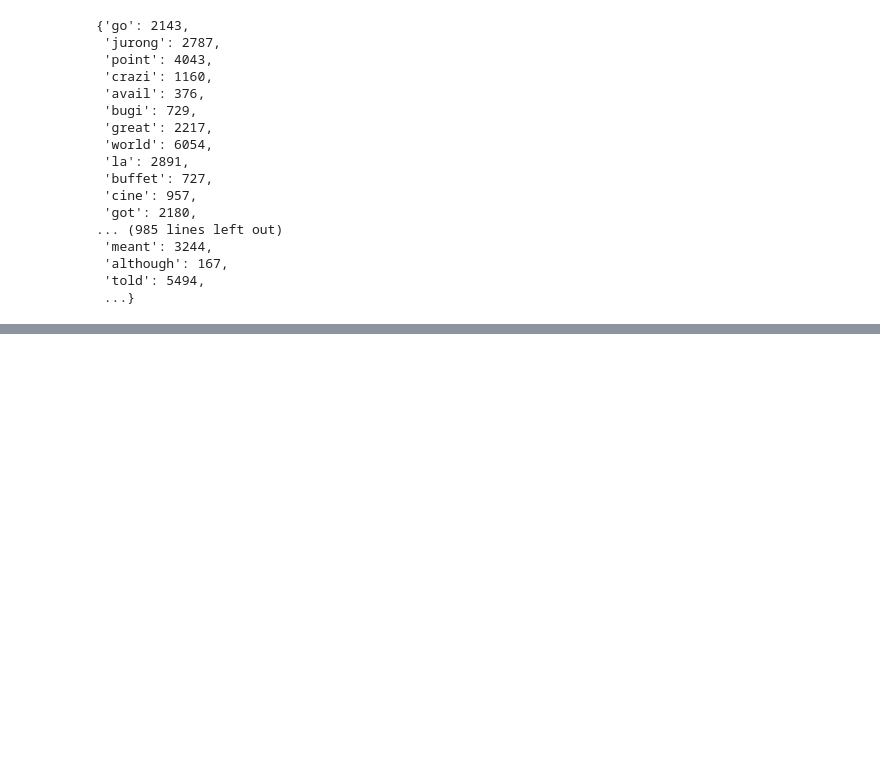
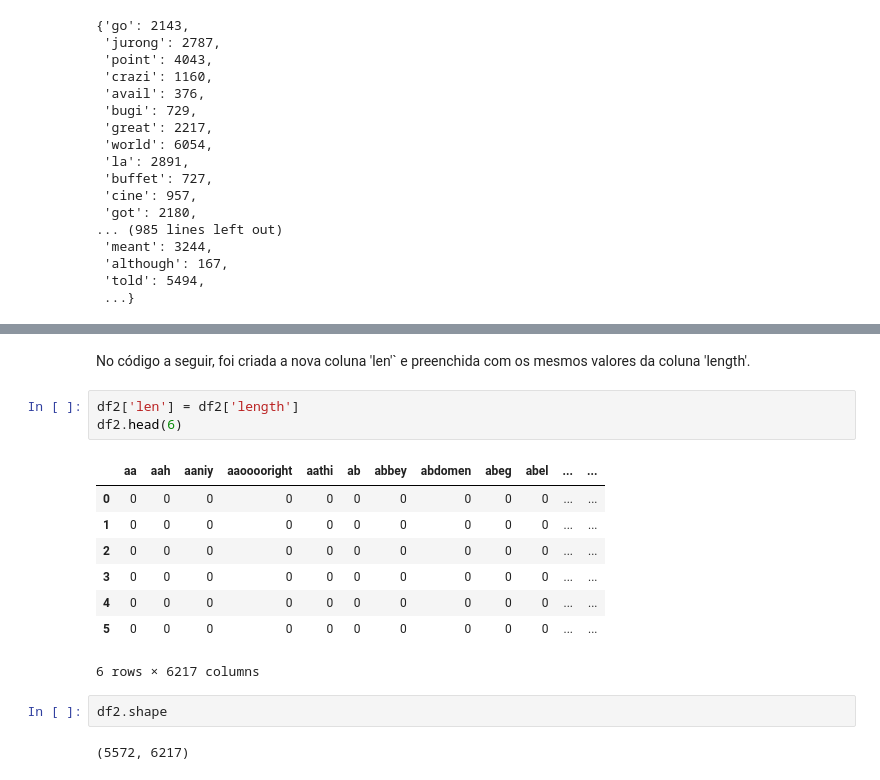
Before and after one commit to KARINAgoncalvesSOARES/ML_classificacao_de_spam, a Jupyter notebook: classificacao_de_spam.ipynb, the cells around one changed output, grey strips where cells are left out. Cells and saved outputs as stored; diff of their text form; blank space fills up the shorter version.

```diff
--- a/classificacao_de_spam.ipynb
+++ b/classificacao_de_spam.ipynb
@@ -604,0 +657,18 @@ X.vocabulary_
+# %% [markdown]
+No código a seguir, foi criada a nova coluna 'len'` e preenchida com os mesmos valores da coluna 'length'.
+# %%
+df2['len'] = df2['length']
+df2.head(6)
+# %% [output]
+|  | aa | aah | aaniy | aaooooright | aathi | ab | abbey | abdomen | abeg | abel | ... | ... |
+| 0 | 0 | 0 | 0 | 0 | 0 | 0 | 0 | 0 | 0 | 0 | ... | ... |
+| 1 | 0 | 0 | 0 | 0 | 0 | 0 | 0 | 0 | 0 | 0 | ... | ... |
+| 2 | 0 | 0 | 0 | 0 | 0 | 0 | 0 | 0 | 0 | 0 | ... | ... |
+| 3 | 0 | 0 | 0 | 0 | 0 | 0 | 0 | 0 | 0 | 0 | ... | ... |
+| 4 | 0 | 0 | 0 | 0 | 0 | 0 | 0 | 0 | 0 | 0 | ... | ... |
+| 5 | 0 | 0 | 0 | 0 | 0 | 0 | 0 | 0 | 0 | 0 | ... | ... |
+6 rows × 6217 columns
+# %%
+df2.shape
+# %% [output]
+(5572, 6217)
```
Also changed, not shown: parts of 16 cells of this notebook.
